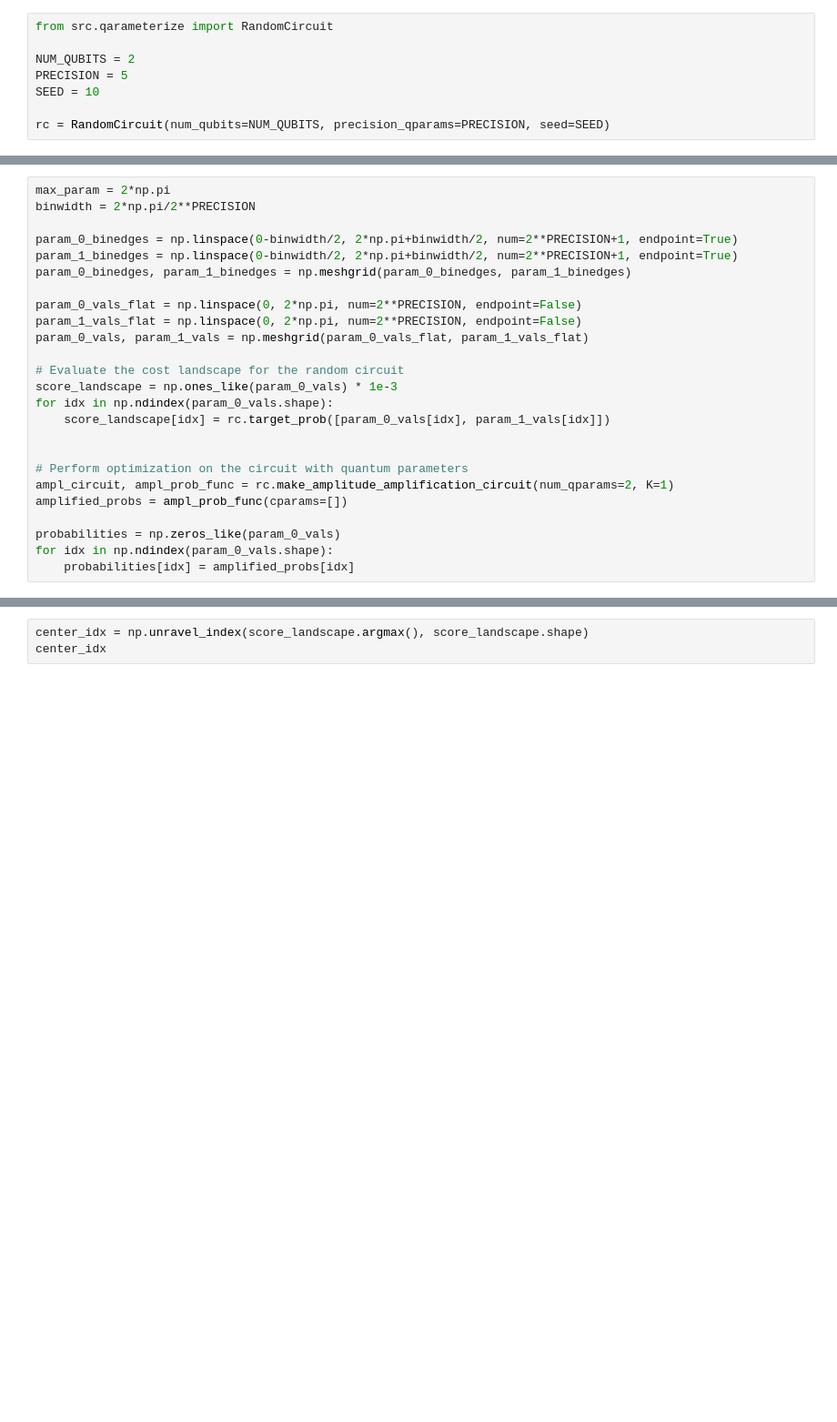
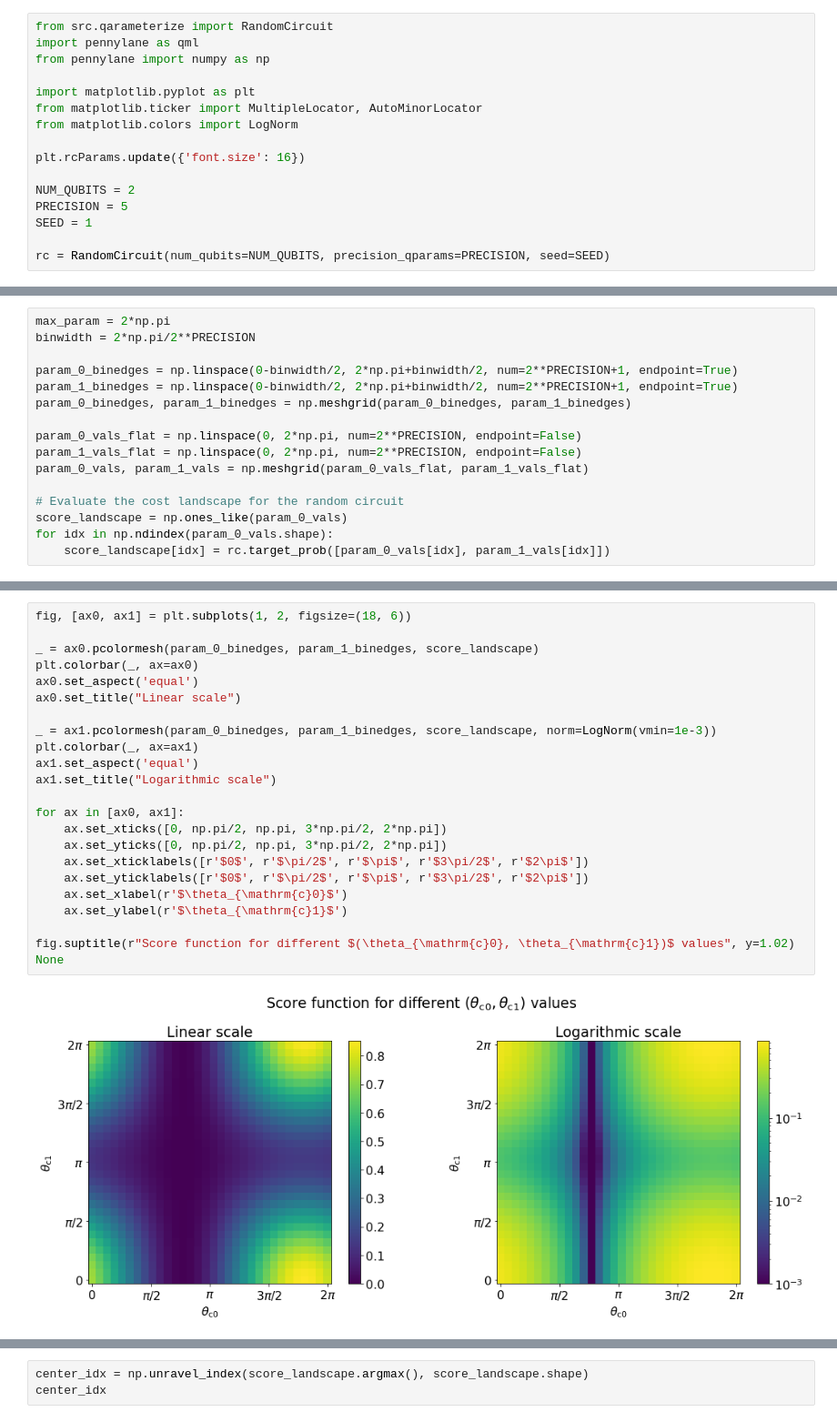
Before and after one commit to peterse/groveropt, a Jupyter notebook: presentation.ipynb, the cells around one changed output, grey strips where cells are left out. Shown at 91% size. Saved outputs shown, nothing was run; the diff lists cells and outputs as text; blank space fills up the shorter version.

```diff
--- a/main.ipynb
+++ b/presentation.ipynb
@@ -54,8 +55,16 @@ We used Grover search to optimize this circuit using the cost function XXX. Belo
 # %%
 from src.qarameterize import RandomCircuit
+import pennylane as qml
+from pennylane import numpy as np
+
+import matplotlib.pyplot as plt
+from matplotlib.ticker import MultipleLocator, AutoMinorLocator
+from matplotlib.colors import LogNorm
+
+plt.rcParams.update({'font.size': 16})
 
 NUM_QUBITS = 2
 PRECISION = 5
-SEED = 10
+SEED = 1
 
 rc = RandomCircuit(num_qubits=NUM_QUBITS, precision_qparams=PRECISION, seed=SEED)
@@ -72,15 +89,6 @@ param_1_vals_flat = np.linspace(0, 2*np.pi, num=2**PRECISION, endpoint=False)
 param_0_vals, param_1_vals = np.meshgrid(param_0_vals_flat, param_1_vals_flat)
 
 # Evaluate the cost landscape for the random circuit
-score_landscape = np.ones_like(param_0_vals) * 1e-3
+score_landscape = np.ones_like(param_0_vals)
 for idx in np.ndindex(param_0_vals.shape):
     score_landscape[idx] = rc.target_prob([param_0_vals[idx], param_1_vals[idx]])
-
-
-# Perform optimization on the circuit with quantum parameters
-ampl_circuit, ampl_prob_func = rc.make_amplitude_amplification_circuit(num_qparams=2, K=1)
-amplified_probs = ampl_prob_func(cparams=[])
-
-probabilities = np.zeros_like(param_0_vals)
-for idx in np.ndindex(param_0_vals.shape):
-    probabilities[idx] = amplified_probs[idx]
@@ -90,0 +97,25 @@ probabilities.sum()
+# %%
+fig, [ax0, ax1] = plt.subplots(1, 2, figsize=(18, 6))
+
+_ = ax0.pcolormesh(param_0_binedges, param_1_binedges, score_landscape)
+plt.colorbar(_, ax=ax0)
+ax0.set_aspect('equal')
+ax0.set_title("Linear scale")
+
+_ = ax1.pcolormesh(param_0_binedges, param_1_binedges, score_landscape, norm=LogNorm(vmin=1e-3))
+plt.colorbar(_, ax=ax1)
+ax1.set_aspect('equal')
+ax1.set_title("Logarithmic scale")
+
+for ax in [ax0, ax1]:
+    ax.set_xticks([0, np.pi/2, np.pi, 3*np.pi/2, 2*np.pi])
+    ax.set_yticks([0, np.pi/2, np.pi, 3*np.pi/2, 2*np.pi])
+    ax.set_xticklabels([r'$0$', r'$\pi/2$', r'$\pi$', r'$3\pi/2$', r'$2\pi$'])
+    ax.set_yticklabels([r'$0$', r'$\pi/2$', r'$\pi$', r'$3\pi/2$', r'$2\pi$'])
+    ax.set_xlabel(r'$\theta_{\mathrm{c}0}$')
+    ax.set_ylabel(r'$\theta_{\mathrm{c}1}$')
+
+fig.suptitle(r"Score function for different $(\theta_{\mathrm{c}0}, \theta_{\mathrm{c}1})$ values", y=1.02)
+None
+# %% [output]
+[figure, added]
```
Also changed, not shown: parts of 21 cells of this notebook, 2 other files.
